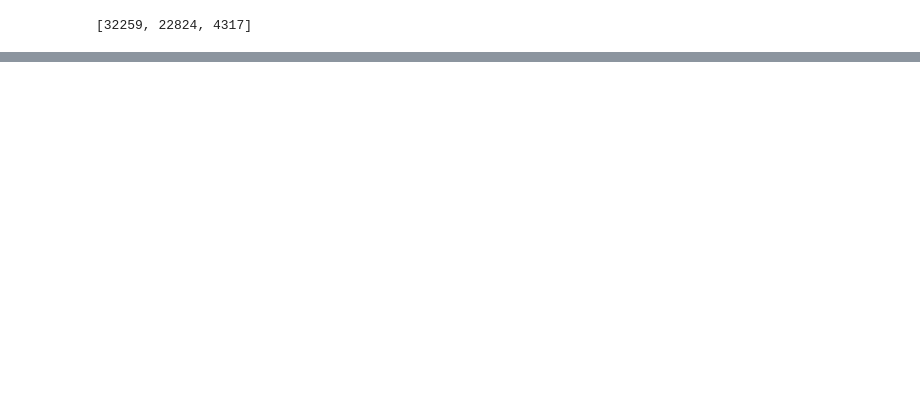
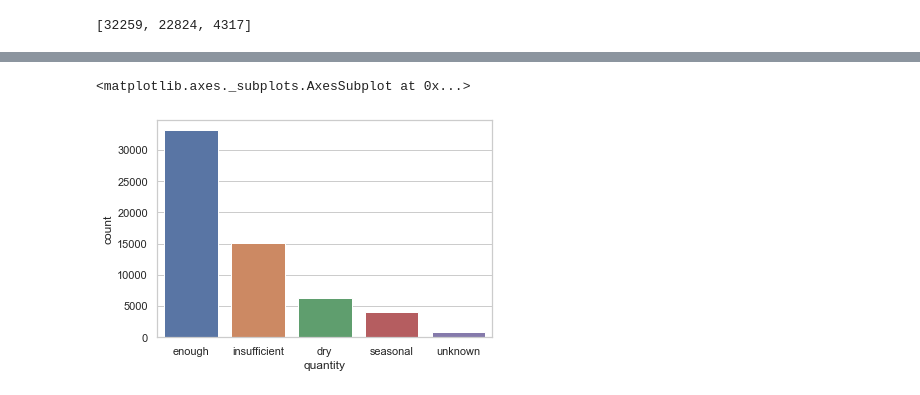
Before and after one commit to KarimOliver/Tanzania, a Jupyter notebook: exploratory/js_notebooks/js_Vizs.ipynb, the cells around one changed output, grey strips where cells are left out. Cells and saved outputs as stored; diff of their text form; code cells hidden in the pictures; blank space fills up the shorter version.

```diff
--- a/exploratory/js_notebooks/js_Vizs.ipynb
+++ b/exploratory/js_notebooks/js_Vizs.ipynb
@@ -69,0 +212,5 @@ plt.savefig('Wellsgrouping.png', transparent=True,dpi=300, bbox_inches = "tight"
+# %%
+sns.countplot(x="quantity", data=merged_df)
+# %% [output]
+<matplotlib.axes._subplots.AxesSubplot at 0x...>
+[figure, added]
```
Also changed, not shown: parts of 35 cells of this notebook, 9 other files.
